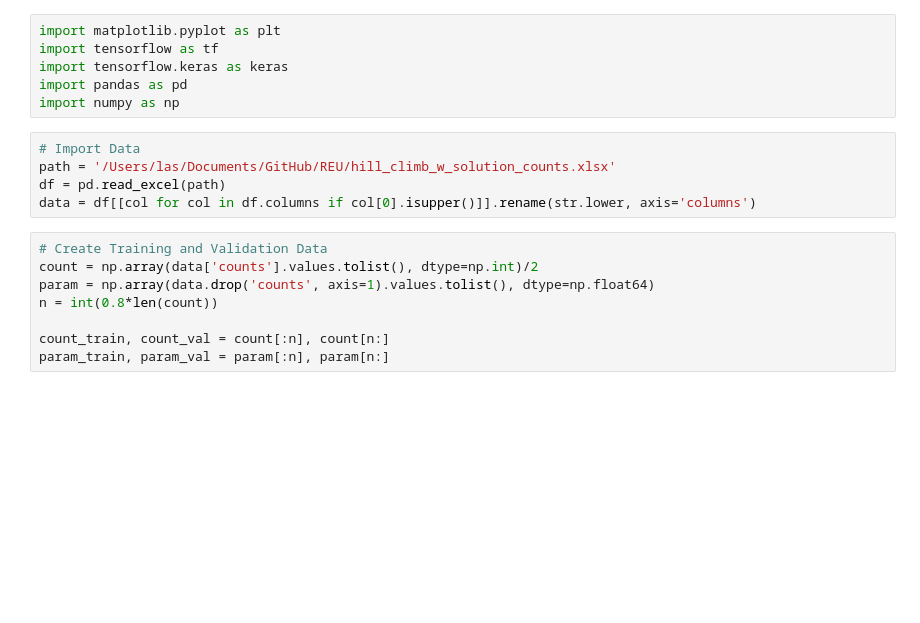
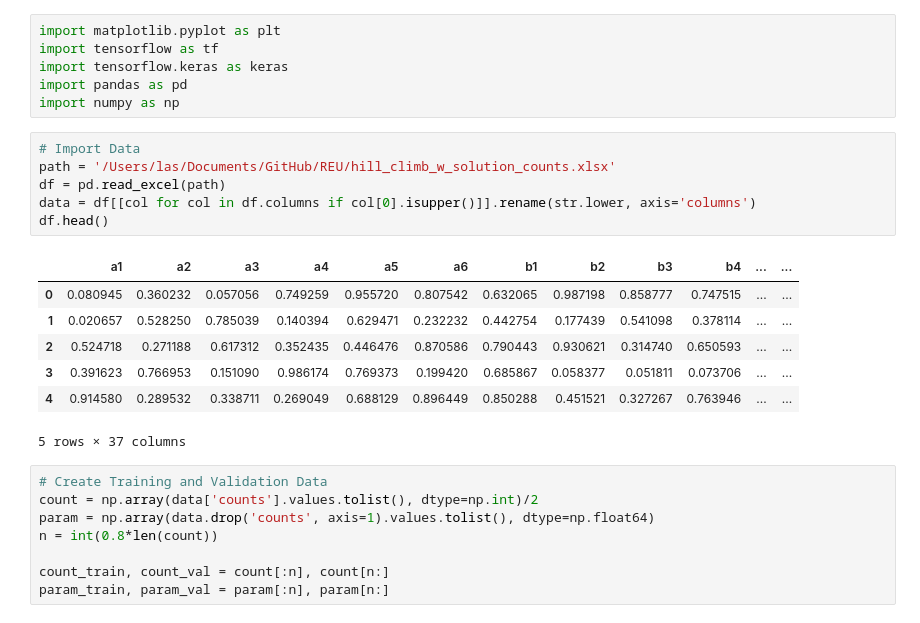
Before and after one commit to linus-md/REU, a Jupyter notebook: neural_count.ipynb, the cells around one changed output. Cells and saved outputs as stored; diff of their text form; blank space fills up the shorter version.

```diff
--- a/neural_count.ipynb
+++ b/neural_count.ipynb
@@ -9,8 +9,17 @@ import numpy as np
 # %%
 # Import Data
 path = '/Users/las/Documents/GitHub/REU/hill_climb_w_solution_counts.xlsx'
 df = pd.read_excel(path)
 data = df[[col for col in df.columns if col[0].isupper()]].rename(str.lower, axis='columns')
+df.head()
+# %% [output]
+|  | a1 | a2 | a3 | a4 | a5 | a6 | b1 | b2 | b3 | b4 | ... | ... |
+| 0 | 0.080945 | 0.360232 | 0.057056 | 0.749259 | 0.955720 | 0.807542 | 0.632065 | 0.987198 | 0.858777 | 0.747515 | ... | ... |
+| 1 | 0.020657 | 0.528250 | 0.785039 | 0.140394 | 0.629471 | 0.232232 | 0.442754 | 0.177439 | 0.541098 | 0.378114 | ... | ... |
+| 2 | 0.524718 | 0.271188 | 0.617312 | 0.352435 | 0.446476 | 0.870586 | 0.790443 | 0.930621 | 0.314740 | 0.650593 | ... | ... |
+| 3 | 0.391623 | 0.766953 | 0.151090 | 0.986174 | 0.769373 | 0.199420 | 0.685867 | 0.058377 | 0.051811 | 0.073706 | ... | ... |
+| 4 | 0.914580 | 0.289532 | 0.338711 | 0.269049 | 0.688129 | 0.896449 | 0.850288 | 0.451521 | 0.327267 | 0.763946 | ... | ... |
+5 rows × 37 columns
 # %%
 # Create Training and Validation Data
 count = np.array(data['counts'].values.tolist(), dtype=np.int)/2
```
Also changed, not shown: 1 other file.
